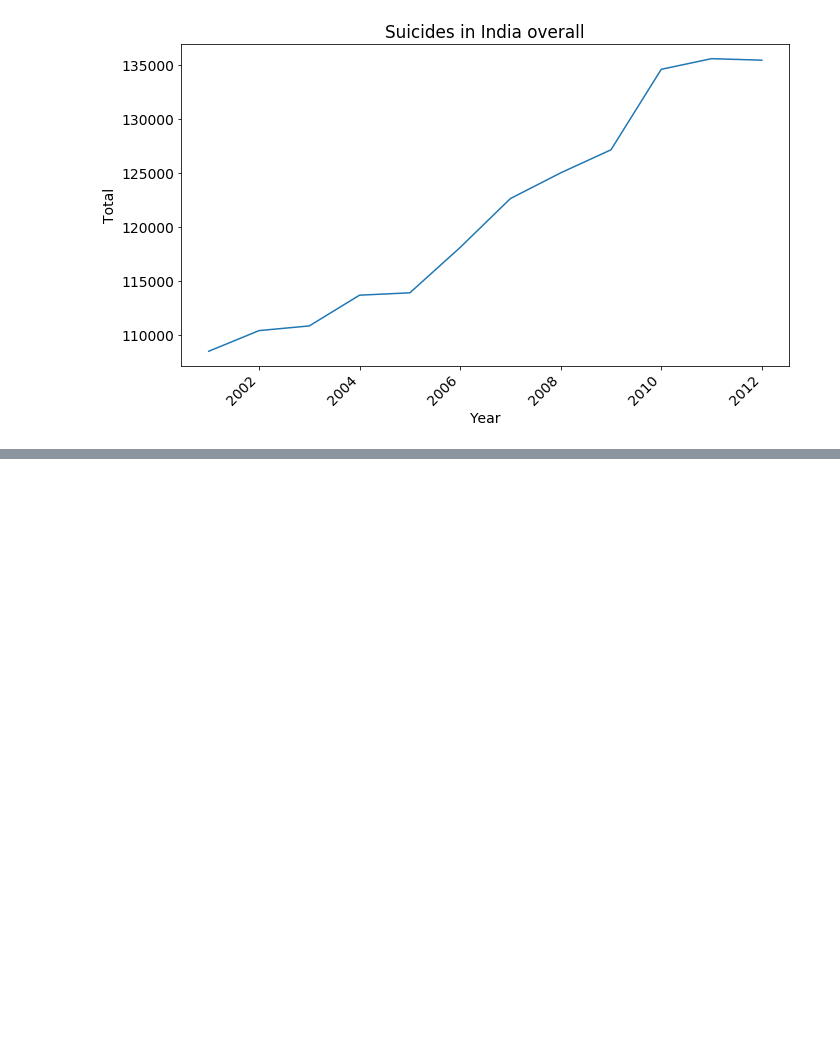
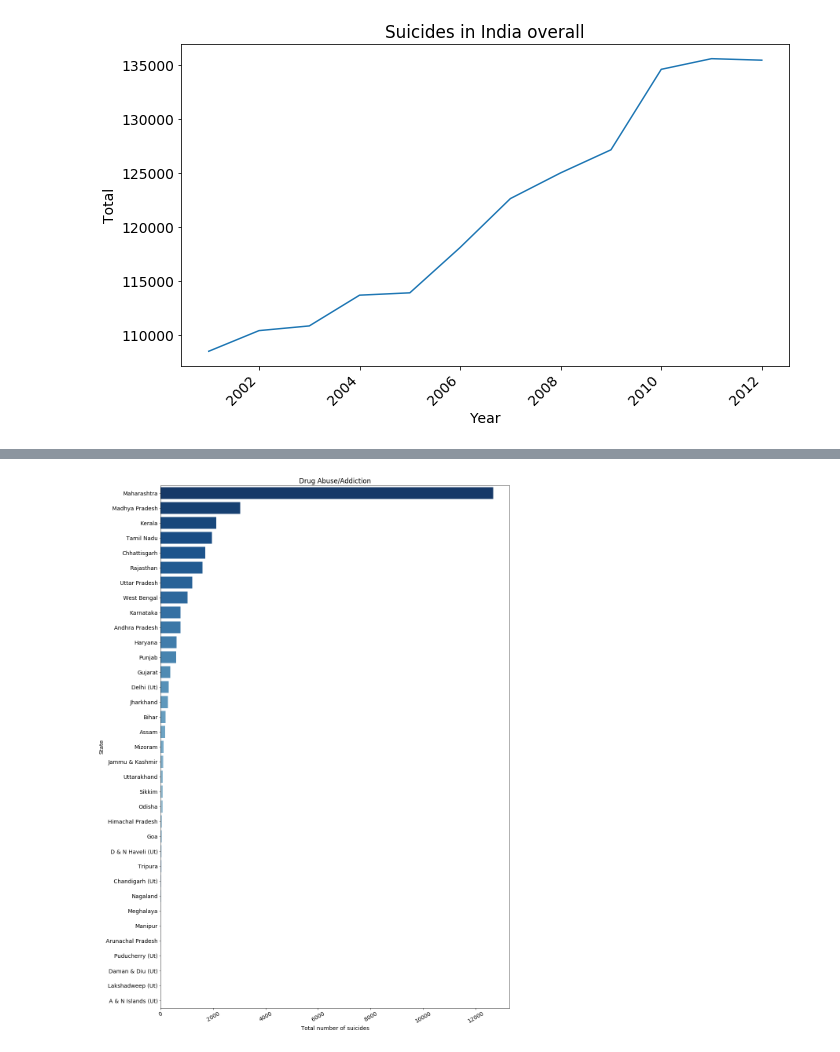
Before and after one commit to AasimBaig/Suicide-Prevention-Datascience, a Jupyter notebook: external-data.ipynb, the cells around one changed output, grey strips where cells are left out. Cells and saved outputs as stored; diff of their text form; code cells hidden in the pictures; blank space fills up the shorter version.

Commit message:
jpg update
updated images

```diff
--- a/external-data.ipynb
+++ b/external-data.ipynb
@@ -182,0 +183,12 @@ plt.savefig("charts/state_wise_suicide_farmers.jpg")
+# %%
+data1 = data.loc[(data.Type == 'Drug Abuse/Addiction')].groupby(['State'])['Total'].sum().reset_index().sort_values('Total',ascending=False).head(60)
+data1.set_index(['State'])
+data1=data1.set_index(['State'])
+plt.subplots(figsize=(15,20))
+g = sns.barplot(x='Total',y=data1.index,data=data1,palette="Blues_r",).set_title('Drug Abuse/Addiction')
+plt.xticks(rotation=30)
+plt.xlabel('Total number of suicides')
+plt.tight_layout()
+plt.savefig("charts/state_drug_abuse.jpg")
+# %% [output]
+[figure, added]
```
Also changed, not shown: parts of 5 cells of this notebook, 4 other files.
